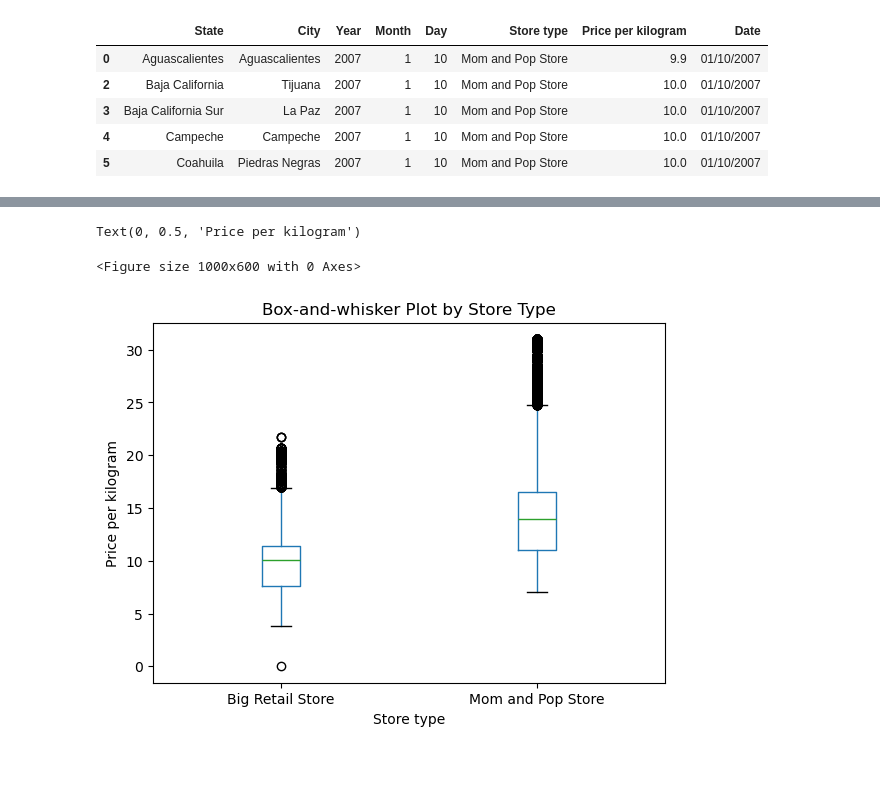
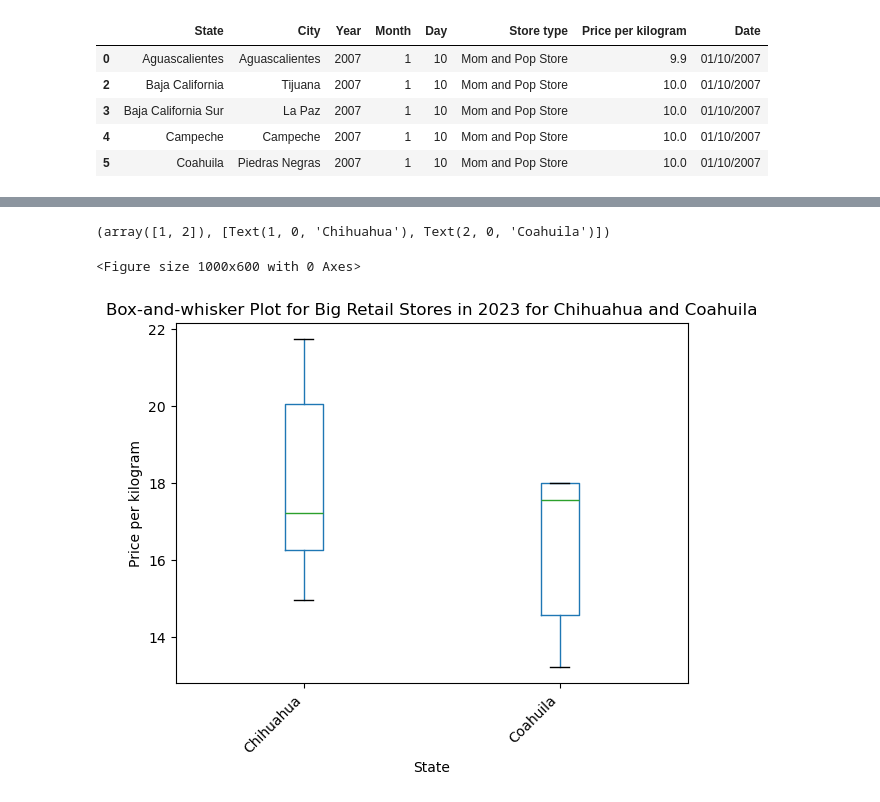
Before and after one commit to AzaniaHH/Tortillas-Project, a Jupyter notebook: tortilla_prices.ipynb, the cells around one changed output, grey strips where cells are left out. Drawn from its saved outputs; the diff is of its cells as text; code cells hidden in the pictures; blank space fills up the shorter version.

Commit message:
updated Box and Whisker

```diff
--- a/tortilla_prices.ipynb
+++ b/tortilla_prices.ipynb
@@ -102,14 +102,20 @@ Data columns (total 8 columns):
  7   Date                278004 non-null  datetime64[ns]
 dtypes: datetime64[ns](1), float64(1), int32(3), object(3)
 memory usage: 15.9+ MB
+# %%
+filtered_df_complete=tortilla_df[
+(tortilla_df['Year']== 2023)&
+(tortilla_df['Store type']== 'Big Retail Store')&
+(tortilla_df['State'].isin(['Chihuahua','Coahuila']))]
 # %%
 plt.figure(figsize=(10,6))
-tortilla_df.boxplot(column='Price per kilogram', by='Store type', grid=False)
-plt.title('Box-and-whisker Plot by Store Type')
+filtered_df_complete.boxplot(column='Price per kilogram', by='State', grid=False)
+plt.title('Box-and-whisker Plot for Big Retail Stores in 2023 for Chihuahua and Coahuila')
 plt.suptitle('')
-plt.xlabel("Store type")
+plt.xlabel("State")
 plt.ylabel('Price per kilogram')
+plt.xticks(rotation=45, ha='right')
 # %% [output]
-Text(0, 0.5, 'Price per kilogram')
+(array([1, 2]), [Text(1, 0, 'Chihuahua'), Text(2, 0, 'Coahuila')])
 <Figure size 1000x600 with 0 Axes>
-[figure, old version]
+[figure, new version]
```
